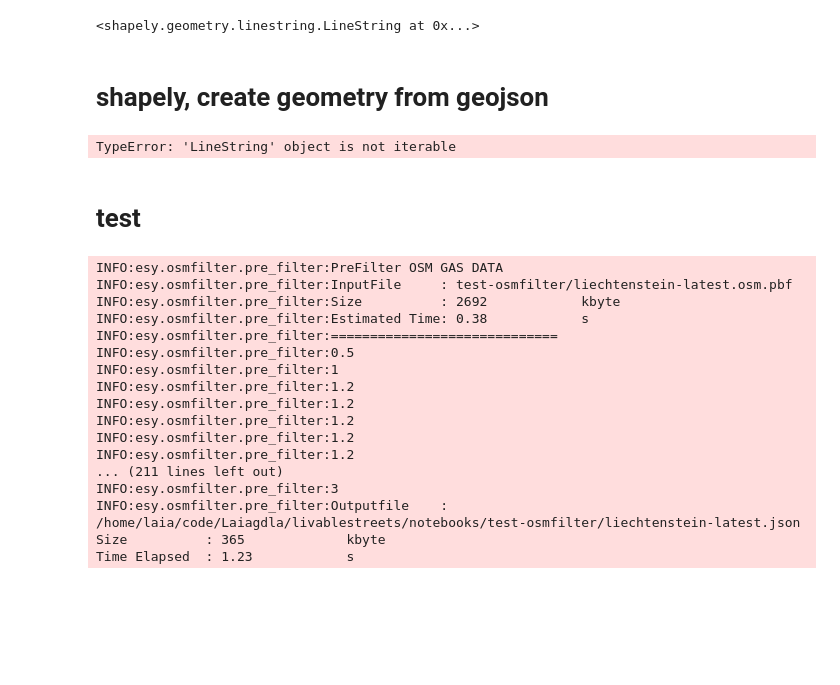
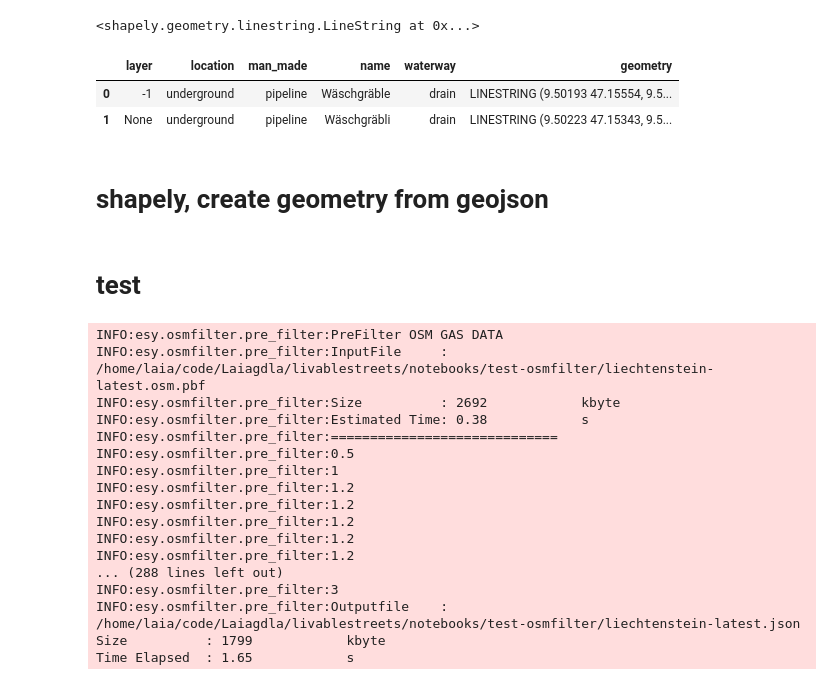
Before and after one commit to chvieira2/livablestreets, a Jupyter notebook: notebooks/Laia_osmfilter_pbf_geojson.ipynb, the cells around one changed output. Cells and saved outputs as stored; diff of their text form; code cells hidden in the pictures; blank space fills up the shorter version.

Commit message:
test osmfilter done-workingok

```diff
--- a/notebooks/Laia_osmfilter_pbf_geojson.ipynb
+++ b/notebooks/Laia_osmfilter_pbf_geojson.ipynb
@@ -112,21 +152,25 @@ elements = gpd.read_file(f'test-osmfilter/{city_name}.geojson')
 elements['geometry'][0]
 # %% [output]
 <shapely.geometry.linestring.LineString at 0x...>
+# %%
+elements
+# %% [output]
+|  | layer | location | man_made | name | waterway | geometry |
+| 0 | -1 | underground | pipeline | Wäschgräble | drain | LINESTRING (9.50193 47.15554, 9.5... |
+| 1 | None | underground | pipeline | Wäschgräbli | drain | LINESTRING (9.50223 47.15343, 9.5... |
 # %% [markdown]
 # shapely, create geometry from geojson
 # %%
 import shapely.geometry as geometry
 from shapely.ops import linemerge, unary_union, polygonize
-# %%
-from shapely.geometry import Polygon
-
-Polygon([tuple(l) for l in elements['geometry'][0]])
-# %% [output]
-TypeError: 'LineString' object is not iterable
 # %% [markdown]
 # test
 # %%
-prefilter   = {Node: {}, Way: {"highway":["cycleway",],}, Relation: {}}
+green = {#'landuse':['grass','forest','orchard','allotments','cementery','flowerbed', 'meadow','greenfield', 'recreation_ground','village_green'],
+         #'leisure':['park','playground','garden'],
+         'natural':['heath','shrubbery','wood','grassland'],}
+
+prefilter   = {Node: {}, Way: green, Relation: {}}
 
 
 [Data,_]=run_filter('noname',
@@ -141,7 +185,7 @@ prefilter   = {Node: {}, Way: {"highway":["cycleway",],}, Relation: {}}
                     verbose=True)
 # %% [output]
 INFO:esy.osmfilter.pre_filter:PreFilter OSM GAS DATA
-INFO:esy.osmfilter.pre_filter:InputFile     : test-osmfilter/liechtenstein-latest.osm.pbf
+INFO:esy.osmfilter.pre_filter:InputFile     : /home/laia/code/Laiagdla/livablestreets/notebooks/test-osmfilter/liechtenstein-latest.osm.pbf
 INFO:esy.osmfilter.pre_filter:Size          : 2692            kbyte
 INFO:esy.osmfilter.pre_filter:Estimated Time: 0.38            s
 INFO:esy.osmfilter.pre_filter:=============================
@@ -152,11 +196,11 @@ INFO:esy.osmfilter.pre_filter:1.2
 INFO:esy.osmfilter.pre_filter:1.2
 INFO:esy.osmfilter.pre_filter:1.2
 INFO:esy.osmfilter.pre_filter:1.2
-... (211 lines left out)
+... (288 lines left out)
 INFO:esy.osmfilter.pre_filter:3
 INFO:esy.osmfilter.pre_filter:Outputfile    : /home/laia/code/Laiagdla/livablestreets/notebooks/test-osmfilter/liechtenstein-latest.json
-Size          : 365             kbyte
-Time Elapsed  : 1.23            s
+Size          : 1799            kbyte
+Time Elapsed  : 1.65            s
 # %%
 >>> len(Data['Way'])
 # %% [output]
```
Also changed, not shown: parts of 17 cells of this notebook, 11 other files.
